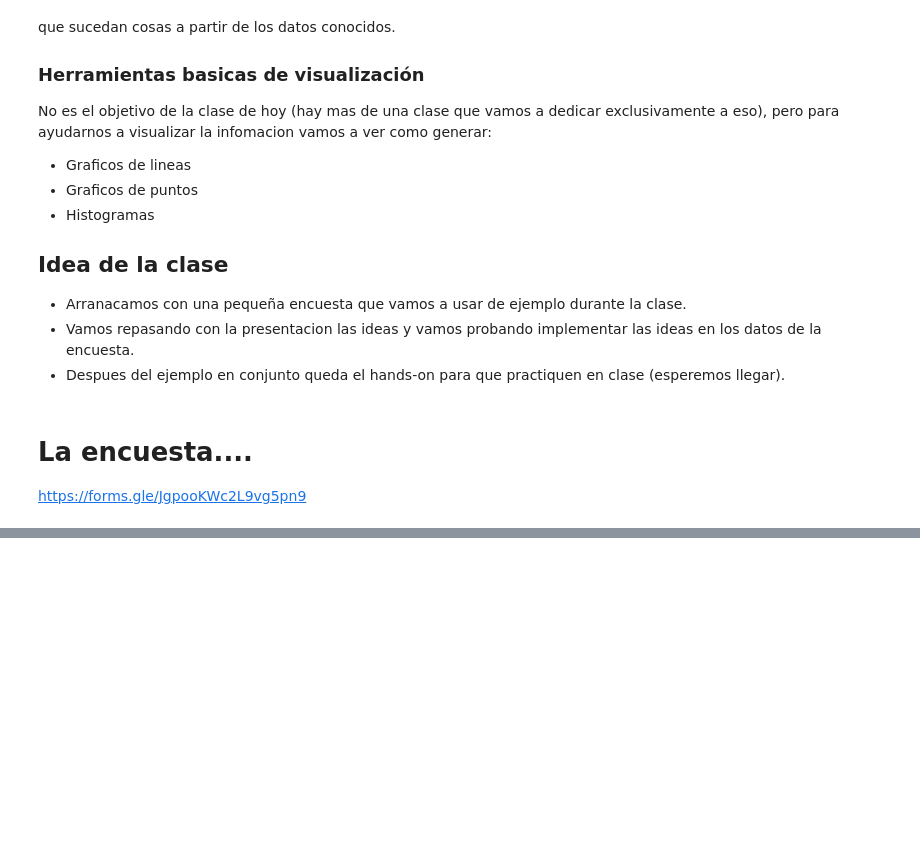
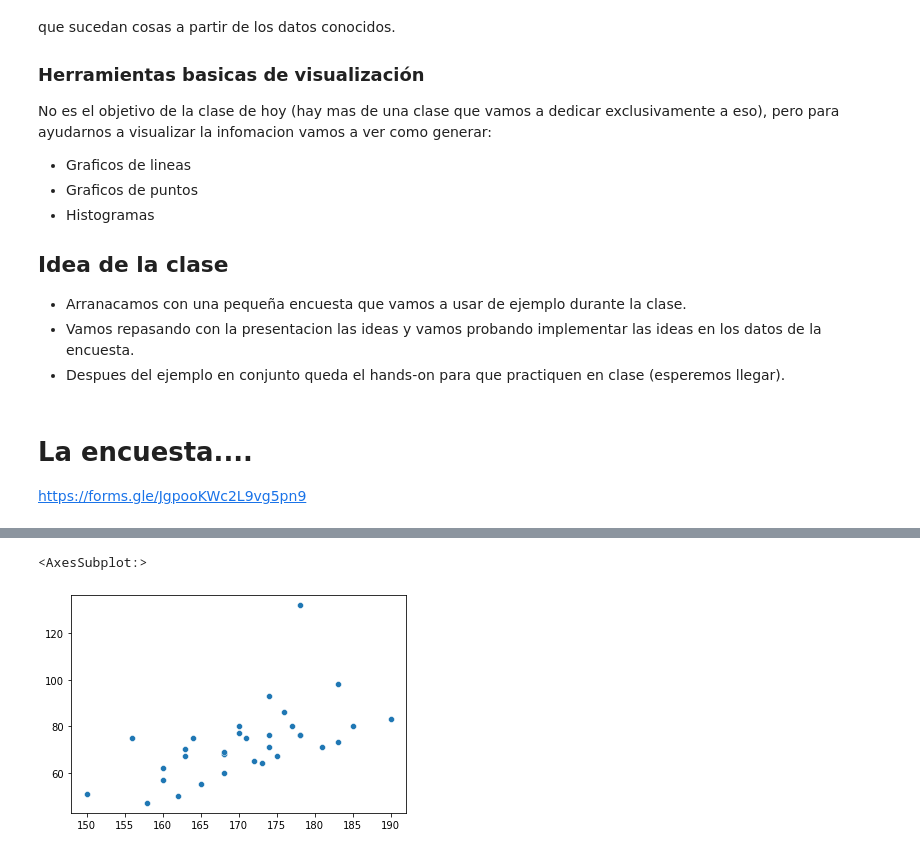
Before and after one commit to IonatanPerez/Curso_DHDS_CN17, a Jupyter notebook: C4/Clase.ipynb, the cells around one changed output, grey strips where cells are left out. Drawn from its saved outputs; the diff is of its cells as text; code cells hidden in the pictures; blank space fills up the shorter version.

```diff
--- a/C4/Clase.ipynb
+++ b/C4/Clase.ipynb
@@ -48,0 +101,5 @@ https://forms.gle/JgpooKWc2L9vg5pn9
+# %%
+sns.scatterplot(x = alturas, y = pesos)
+# %% [output]
+<AxesSubplot:>
+[figure, added]
```
Also changed, not shown: parts of 16 cells of this notebook, 3 other files.
